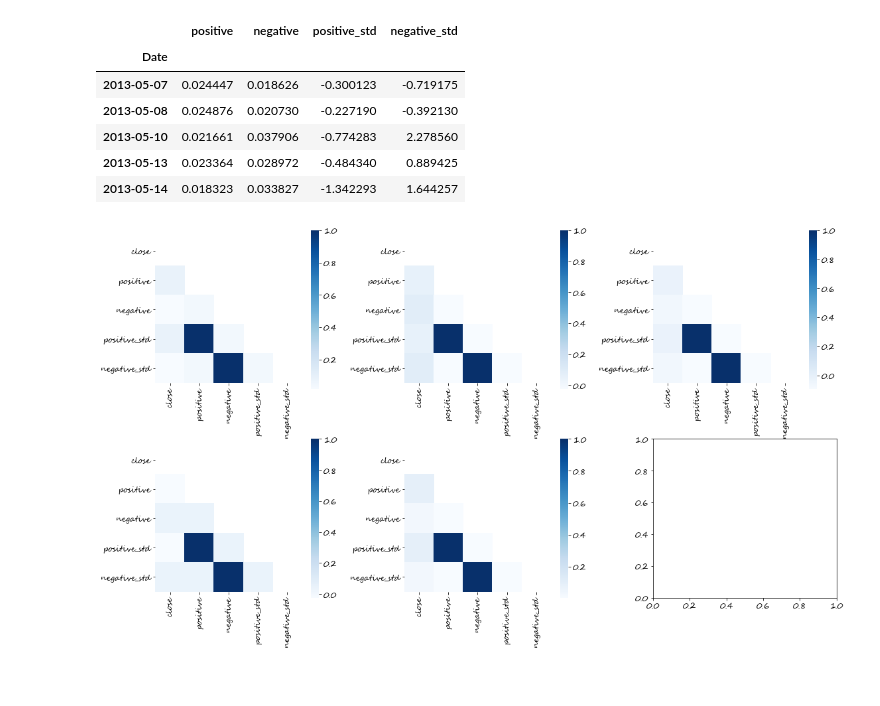
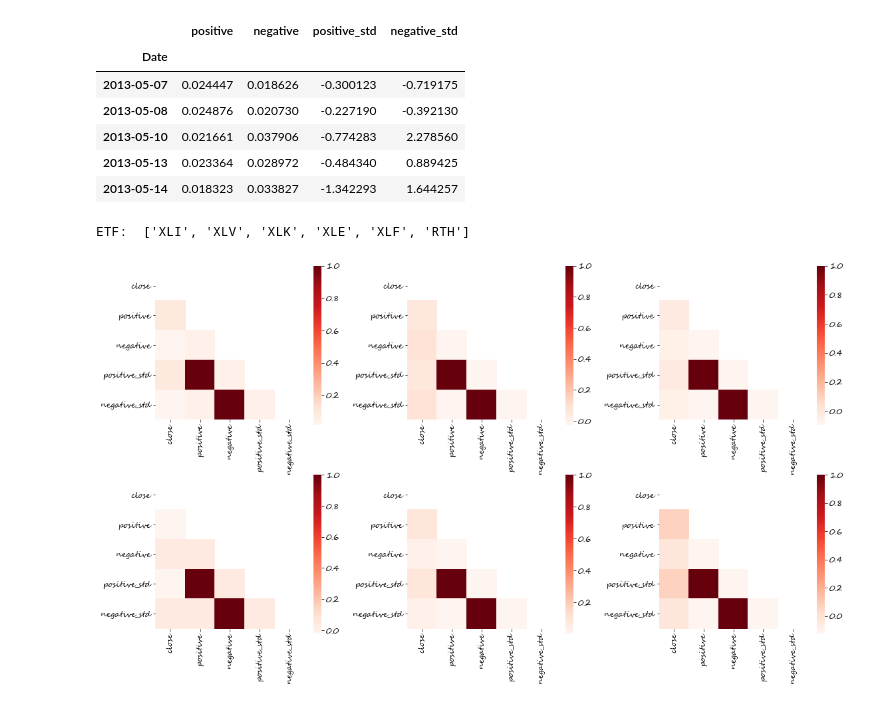
Before and after one commit to elvish7/datascience, a Jupyter notebook: Market_Sentiment_Analysis(Final Project)/Analysis/sentiment_effect.ipynb, the cells around one changed output. Saved outputs shown, nothing was run; the diff lists cells and outputs as text; code cells hidden in the pictures; blank space fills up the shorter version.

```diff
--- a/Market_Sentiment_Analysis(Final Project)/Analysis/sentiment_effect.ipynb
+++ b/Market_Sentiment_Analysis(Final Project)/Analysis/sentiment_effect.ipynb
@@ -297,14 +311,15 @@ for i in range(len(event_)):
 [figure]
 [figure]
 # %%
-spdr = ['XLI','XLV','XLK','XLE','XLF']
+spdr = ['XLI','XLV','XLK','XLE','XLF','RTH']
 
 industrial = pd.read_csv('./data/industrial.csv').drop(columns=['Unnamed: 0','Content']).set_index('Date')
 healthcare = pd.read_csv('./data/healthcare.csv').drop(columns=['Unnamed: 0','Content']).set_index('Date')
 tech = pd.read_csv('./data/tech.csv').drop(columns=['Unnamed: 0','Content']).set_index('Date')
 energy = pd.read_csv('./data/energy.csv').drop(columns=['Unnamed: 0','Content']).set_index('Date')
 finance = pd.read_csv('./data/finance.csv').drop(columns=['Unnamed: 0','Content']).set_index('Date')
-sector = [industrial,healthcare,tech,energy,finance]
+retail = pd.read_csv('./data/retail.csv').drop(columns=['Unnamed: 0','Content']).set_index('Date')
+sector = [industrial,healthcare,tech,energy,finance,retail]
 # %%
 industrial.head()
 # %% [output]
@@ -317,31 +332,33 @@ industrial.head()
 | 2013-05-14 | 0.018323 | 0.033827 | -1.342293 | 1.644257 |
 # %%
 def sort_df(sym,sec):
-    etf = df_p[df_p['Symbols']==sym]['close'].loc['2015-05-01':'2019-05-01']
-    etf_df = pd.merge(etf,sec.loc['2015-05-01':'2019-05-01'],how='outer', left_index=True,right_index=True)
+    close = df_p[df_p['Symbols']==sym]['close'].loc['2015-05-01':'2019-05-01']
+    etf_df = pd.merge(close,sec.loc['2015-05-01':'2019-05-01'],how='outer', left_index=True,right_index=True)
     return etf_df
 
 def plot_heat(df_corr,ax):
     mask = np.zeros_like(corr, dtype=np.bool)
     mask[np.triu_indices_from(mask)] = True
     sns.heatmap(df_corr,ax=ax,
                 xticklabels=corr.columns.values,yticklabels=corr.columns.values,
-                cmap='Blues',mask=mask,square=True)
+                cmap='Reds',mask=mask,square=True)
 
 fig,axes=plt.subplots(2,3,figsize=(16,10))
 
 m = 0
 n = 0
 for i in range(len(spdr)):
     if i <= 2:
         plot_heat(sort_df(spdr[i],sector[i]).dropna().corr(),axes[0,m])
         m += 1
     else:
         plot_heat(sort_df(spdr[i],sector[i]).dropna().corr(),axes[1,n])
         n += 1
 
+print('ETF: ',spdr)
 plt.tight_layout()
 fig.subplots_adjust(top=0.88)
 # %% [output]
+ETF:  ['XLI', 'XLV', 'XLK', 'XLE', 'XLF', 'RTH']
-[figure, old version]
+[figure, new version]
 # %%
```
Also changed, not shown: parts of 8 cells of this notebook.
